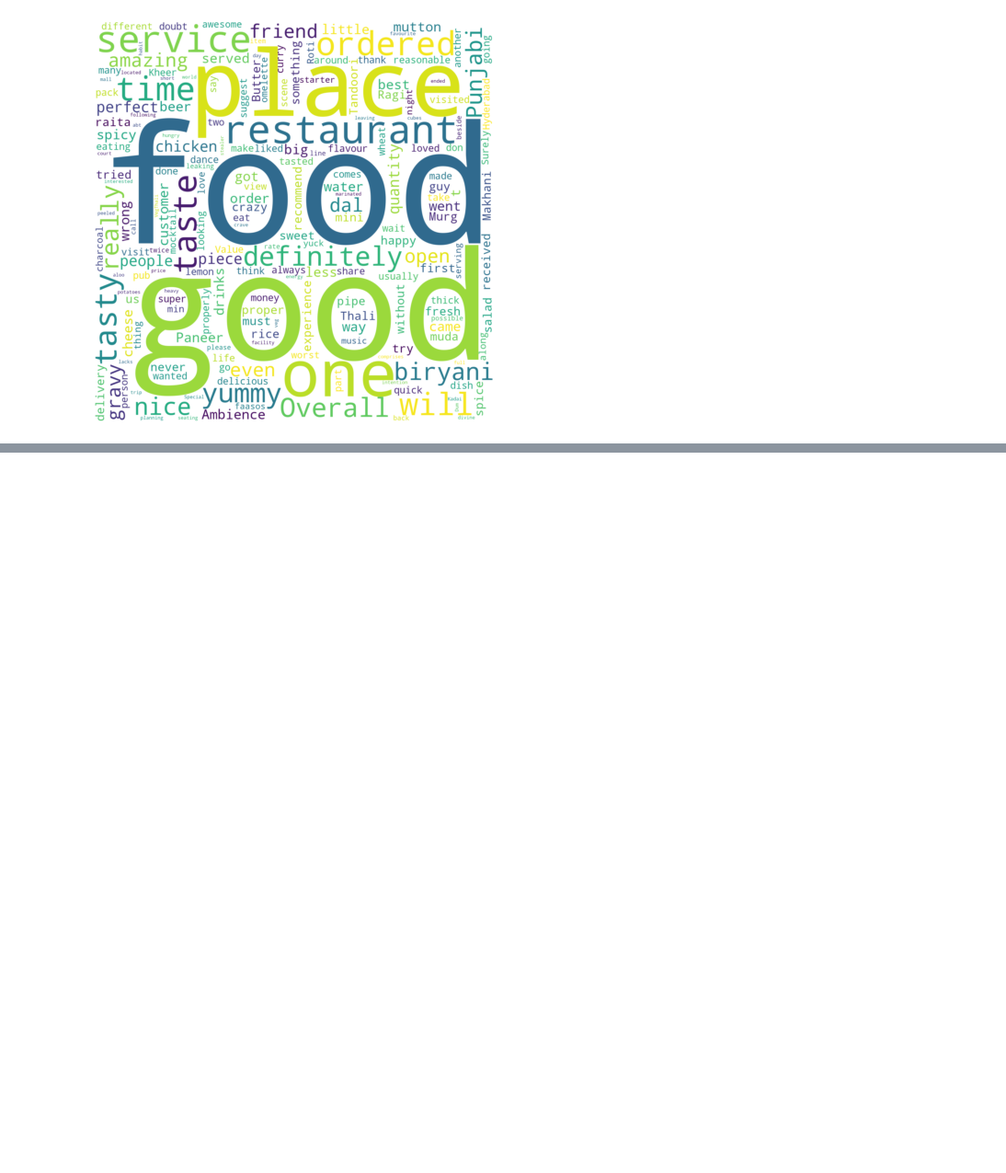
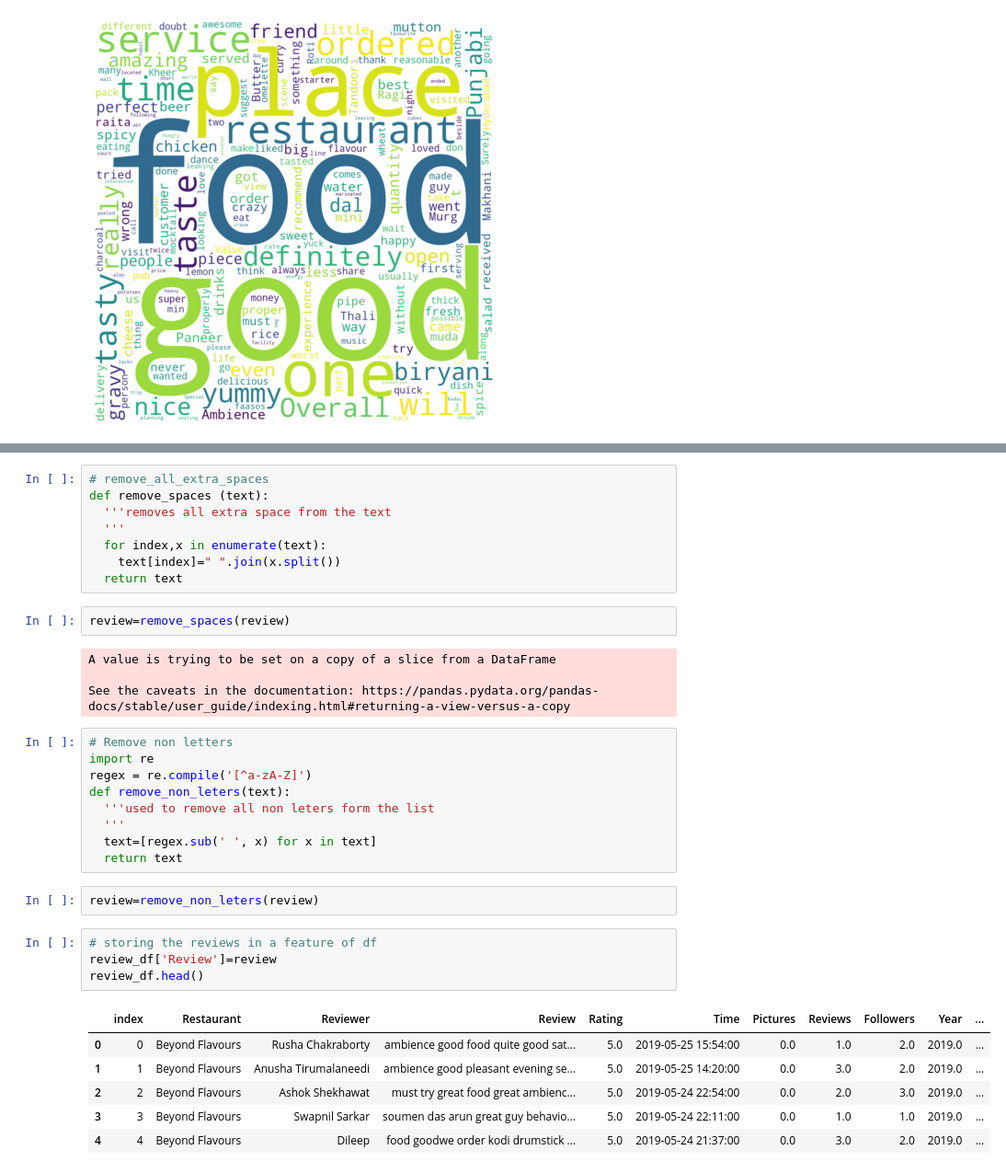
Before and after one commit to 143biswajit/Zomato-Restaurant-Clustering-and-Sentiment-Analysis, a Jupyter notebook: ZOMATO_RESTAURANT_CLUSTERING_AND_SENTIMENT_ANALYSIS.ipynb, the cells around one changed output, grey strips where cells are left out. Shown at 92% size. Saved outputs shown, nothing was run; the diff lists cells and outputs as text; blank space fills up the shorter version.

```diff
--- a/ZOMATO_RESTAURANT_CLUSTERING_AND_SENTIMENT_ANALYSIS.ipynb
+++ b/ZOMATO_RESTAURANT_CLUSTERING_AND_SENTIMENT_ANALYSIS.ipynb
@@ -560,0 +618,36 @@ plt.axis("off")
+# %%
+# remove_all_extra_spaces
+def remove_spaces (text):
+  '''removes all extra space from the text
+  '''
+  for index,x in enumerate(text):
+    text[index]=" ".join(x.split())
+  return text
+# %%
+review=remove_spaces(review)
+# %% [output]
+A value is trying to be set on a copy of a slice from a DataFrame
+
+See the caveats in the documentation: https://pandas.pydata.org/pandas-docs/stable/user_guide/indexing.html#returning-a-view-versus-a-copy
+# %%
+# Remove non letters
+import re
+regex = re.compile('[^a-zA-Z]')
+def remove_non_leters(text):
+  '''used to remove all non leters form the list
+  '''
+  text=[regex.sub(' ', x) for x in text]
+  return text
+# %%
+review=remove_non_leters(review)
+# %%
+# storing the reviews in a feature of df
+review_df['Review']=review
+review_df.head()
+# %% [output]
+|  | index | Restaurant | Reviewer | Review | Rating | Time | Pictures | Reviews | Followers | Year | ... |
+| 0 | 0 | Beyond Flavours | Rusha Chakraborty | ambience good food quite good sat... | 5.0 | 2019-05-25 15:54:00 | 0.0 | 1.0 | 2.0 | 2019.0 | ... |
+| 1 | 1 | Beyond Flavours | Anusha Tirumalaneedi | ambience good pleasant evening se... | 5.0 | 2019-05-25 14:20:00 | 0.0 | 3.0 | 2.0 | 2019.0 | ... |
+| 2 | 2 | Beyond Flavours | Ashok Shekhawat | must try great food great ambienc... | 5.0 | 2019-05-24 22:54:00 | 0.0 | 2.0 | 3.0 | 2019.0 | ... |
+| 3 | 3 | Beyond Flavours | Swapnil Sarkar | soumen das arun great guy behavio... | 5.0 | 2019-05-24 22:11:00 | 0.0 | 1.0 | 1.0 | 2019.0 | ... |
+| 4 | 4 | Beyond Flavours | Dileep | food goodwe order kodi drumstick ... | 5.0 | 2019-05-24 21:37:00 | 0.0 | 3.0 | 2.0 | 2019.0 | ... |
```
Also changed, not shown: parts of 29 cells of this notebook.
